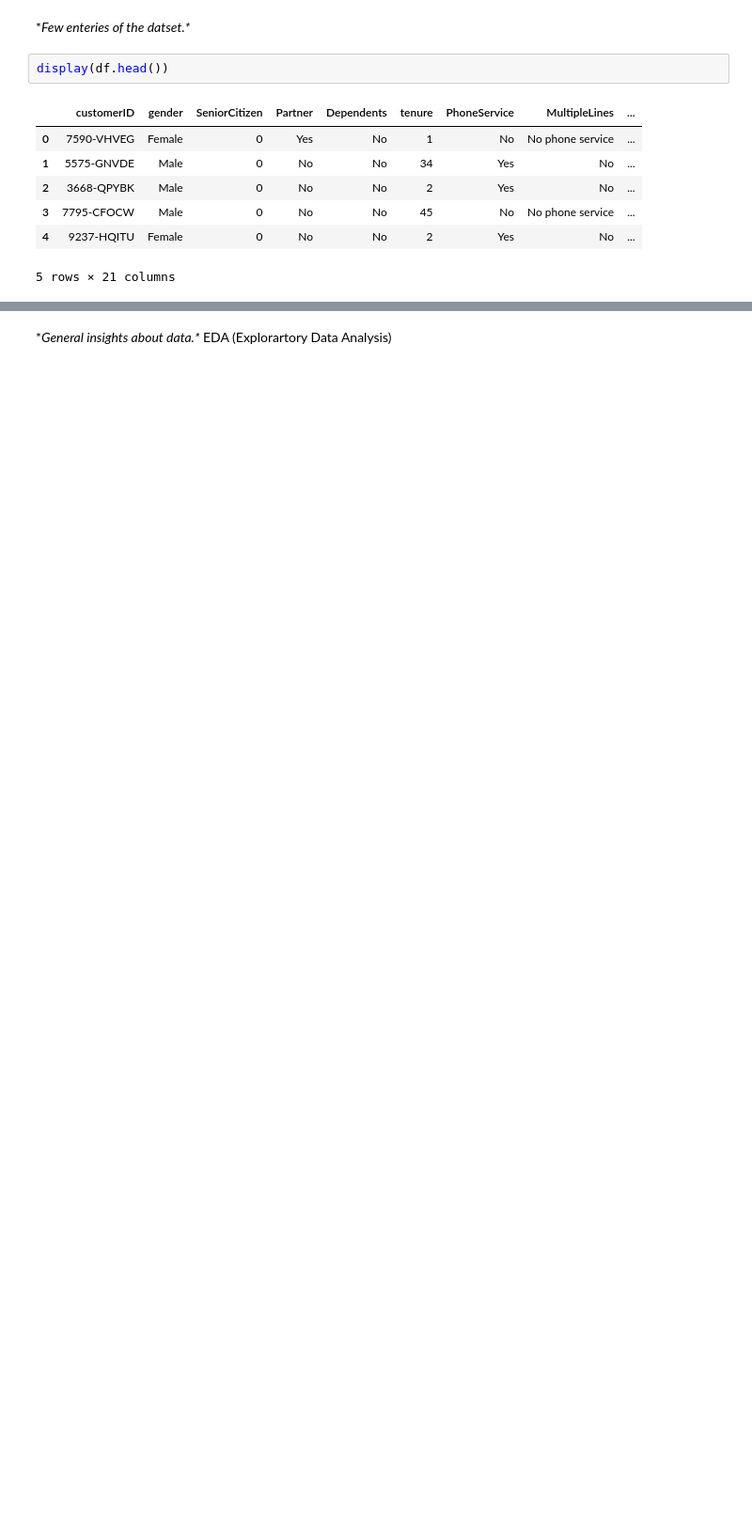
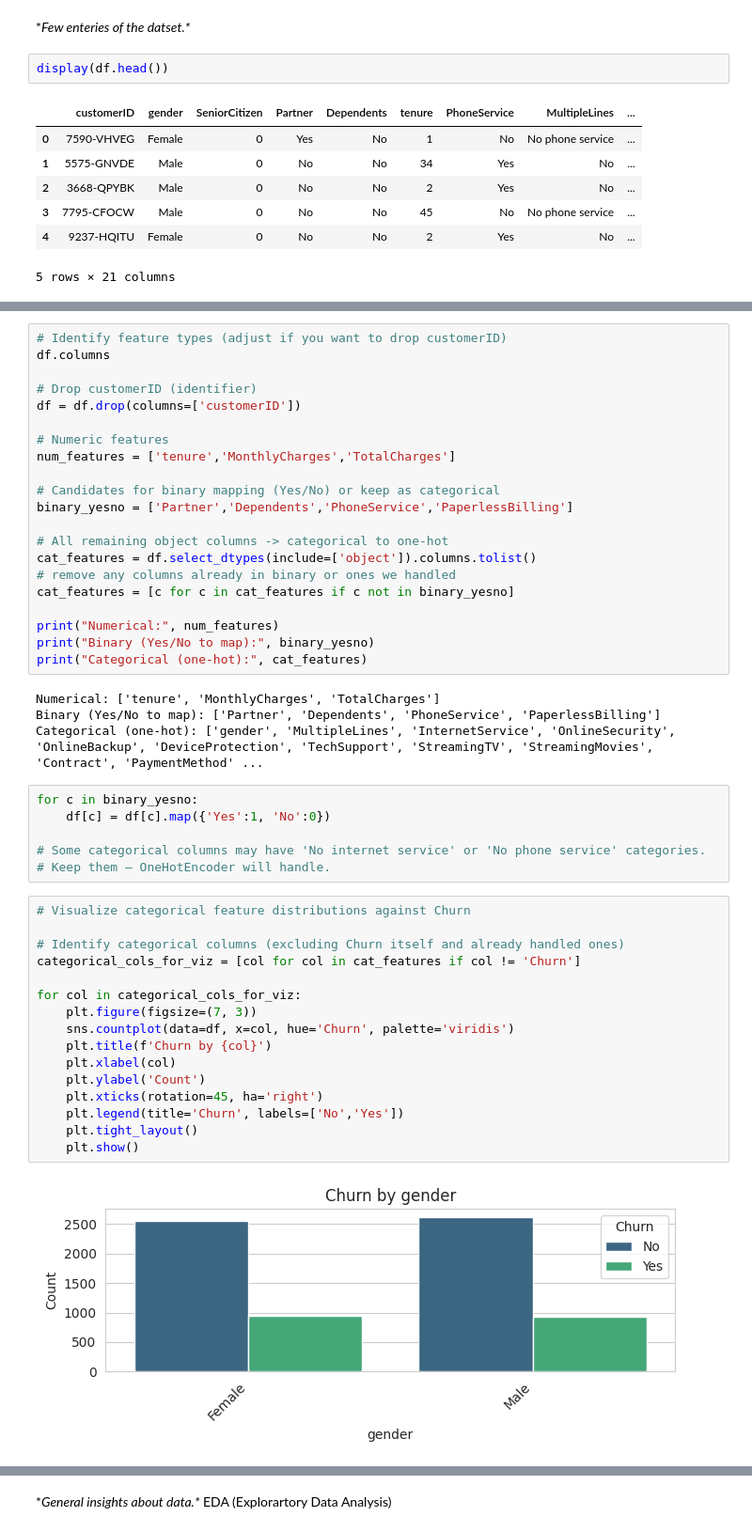
Before and after one commit to BurhanAmir/Machine-Learning-Project, a Jupyter notebook: ibm.ipynb, the cells around one changed output, grey strips where cells are left out. Shown at 94% size. Saved outputs shown, nothing was run; the diff lists cells and outputs as text; blank space fills up the shorter version.

```diff
--- a/ibm.ipynb
+++ b/ibm.ipynb
@@ -101,0 +184,49 @@ display(df.head())
+# %%
+# Identify feature types (adjust if you want to drop customerID)
+df.columns
+
+# Drop customerID (identifier)
+df = df.drop(columns=['customerID'])
+
+# Numeric features
+num_features = ['tenure','MonthlyCharges','TotalCharges']
+
+# Candidates for binary mapping (Yes/No) or keep as categorical
+binary_yesno = ['Partner','Dependents','PhoneService','PaperlessBilling']
+
+# All remaining object columns -> categorical to one-hot
+cat_features = df.select_dtypes(include=['object']).columns.tolist()
+# remove any columns already in binary or ones we handled
+cat_features = [c for c in cat_features if c not in binary_yesno]
+
+print("Numerical:", num_features)
+print("Binary (Yes/No to map):", binary_yesno)
+print("Categorical (one-hot):", cat_features)
+# %% [output]
+Numerical: ['tenure', 'MonthlyCharges', 'TotalCharges']
+Binary (Yes/No to map): ['Partner', 'Dependents', 'PhoneService', 'PaperlessBilling']
+Categorical (one-hot): ['gender', 'MultipleLines', 'InternetService', 'OnlineSecurity', 'OnlineBackup', 'DeviceProtection', 'TechSupport', 'StreamingTV', 'StreamingMovies', 'Contract', 'PaymentMethod' ...
+# %%
+for c in binary_yesno:
+    df[c] = df[c].map({'Yes':1, 'No':0})
+
+# Some categorical columns may have 'No internet service' or 'No phone service' categories.
+# Keep them — OneHotEncoder will handle.
+# %%
+# Visualize categorical feature distributions against Churn
+
+# Identify categorical columns (excluding Churn itself and already handled ones)
+categorical_cols_for_viz = [col for col in cat_features if col != 'Churn']
+
+for col in categorical_cols_for_viz:
+    plt.figure(figsize=(7, 3))
+    sns.countplot(data=df, x=col, hue='Churn', palette='viridis')
+    plt.title(f'Churn by {col}')
+    plt.xlabel(col)
+    plt.ylabel('Count')
+    plt.xticks(rotation=45, ha='right')
+    plt.legend(title='Churn', labels=['No','Yes'])
+    plt.tight_layout()
+    plt.show()
+# %% [output]
+[figure, added]
```
Also changed, not shown: parts of 6 cells of this notebook.
